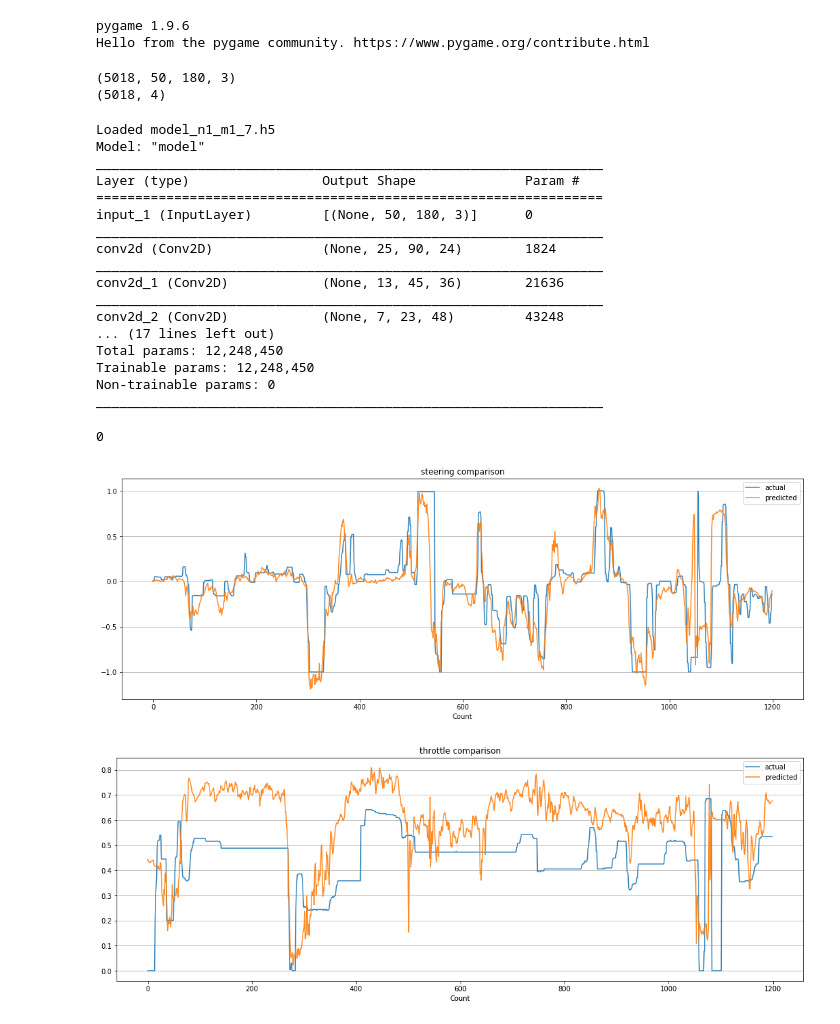
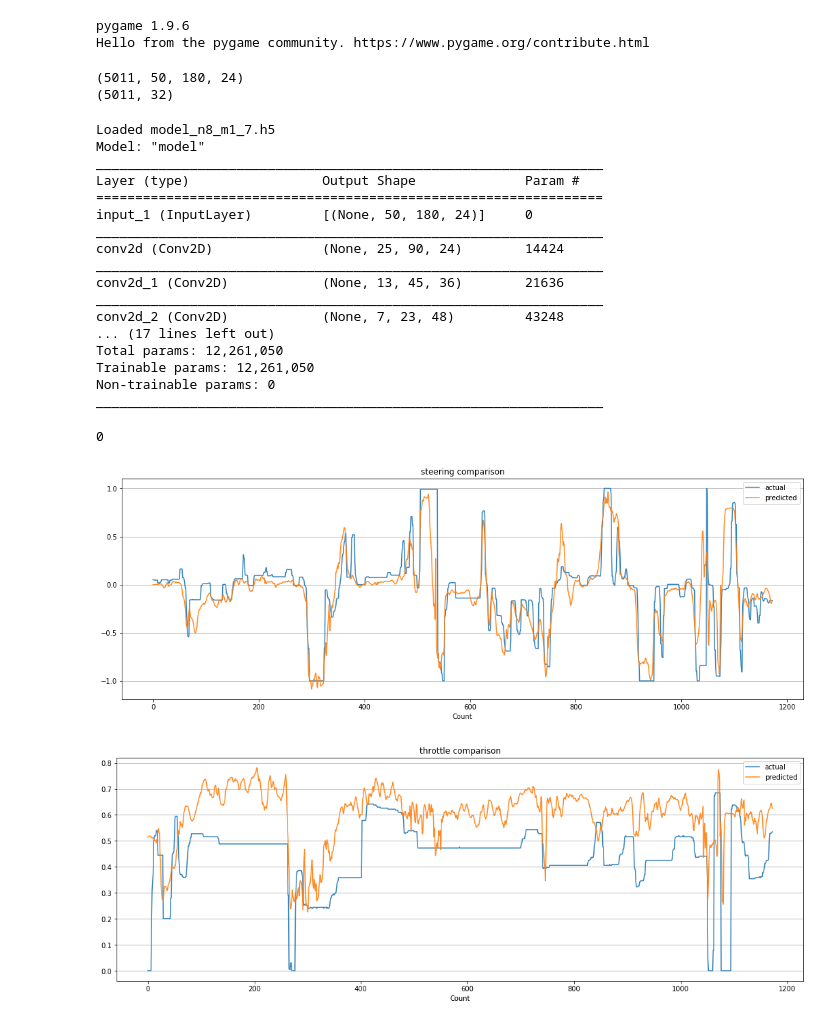
Before and after one commit to martinliivak/RCSnail-AI, a Jupyter notebook: notebooks/prediction_analysis.ipynb, the cells around one changed output. Drawn from its saved outputs; the diff is of its cells as text; code cells hidden in the pictures.

```diff
--- a/notebooks/prediction_analysis.ipynb
+++ b/notebooks/prediction_analysis.ipynb
@@ -109,7 +109,7 @@ validation_laps = ['2020_02_28_lap_15']
 validation_lap = validation_laps[0]
 memory_variants = [(1, 1), (4, 1), (4, 4), (8, 1), (8, 4), (12, 1)]
 
-memory = memory_variants[0]
+memory = memory_variants[3]
 model_num = 7
 
 transformer = Transformer(config, memory_tuple=memory)
@@ -118,26 +118,26 @@ mem_frames, mem_telems, mem_diffs, display_frames = get_shifted_mem_dataset_with
 print(mem_frames.shape)
 print(mem_telems.shape)
 # %% [output]
-(5018, 50, 180, 3)
-(5018, 4)
+(5011, 50, 180, 24)
+(5011, 32)
 # %%
 multi = ModelWrapper(config, output_shape=2, memory_tuple=memory, model_num=model_num)
 # %% [output]
-Loaded model_n1_m1_7.h5
+Loaded model_n8_m1_7.h5
 Model: "model"
 _________________________________________________________________
 Layer (type)                 Output Shape              Param #
 =================================================================
-input_1 (InputLayer)         [(None, 50, 180, 3)]      0
+input_1 (InputLayer)         [(None, 50, 180, 24)]     0
 _________________________________________________________________
-conv2d (Conv2D)              (None, 25, 90, 24)        1824
+conv2d (Conv2D)              (None, 25, 90, 24)        14424
 _________________________________________________________________
 conv2d_1 (Conv2D)            (None, 13, 45, 36)        21636
 _________________________________________________________________
 conv2d_2 (Conv2D)            (None, 7, 23, 48)         43248
 ... (17 lines left out)
-Total params: 12,248,450
-Trainable params: 12,248,450
+Total params: 12,261,050
+Trainable params: 12,261,050
 Non-trainable params: 0
 _________________________________________________________________
 # %%
@@ -204,20 +204,18 @@ except (KeyboardInterrupt, SystemExit, Exception) as ex:
 # %%
 plotto = []
 plotto.append({'data': true_steer_list, 'label': 'actual', 'alpha': 0.9})
 plotto.append({'data': pred_steer_list, 'label': 'predicted', 'alpha': 0.9})
 
 plot_stuff('steering comparison', plotto)
 
-drive_data = reader.read_specific_telemetry_columns(validation_lap + '.csv', ['cs', 'p_steering'])
-
 plotto_2 = []
 plotto_2.append({'data': true_throttle_list, 'label': 'actual', 'alpha': 0.9})
 plotto_2.append({'data': pred_throttle_list, 'label': 'predicted', 'alpha': 0.9})
 
 plot_stuff('throttle comparison', plotto_2)
 # %% [output]
-[figure, old version]
+[figure, new version]
-[figure, old version]
+[figure, new version]
 # %%
 df = reader.read_specific_telemetry_columns('2020_02_27_i1.csv', ['c', 'conn_time', 'p_start', 'p_end'])
 df.drop(df.tail(1).index,inplace=True)
```
Also changed, not shown: 4 other files.
